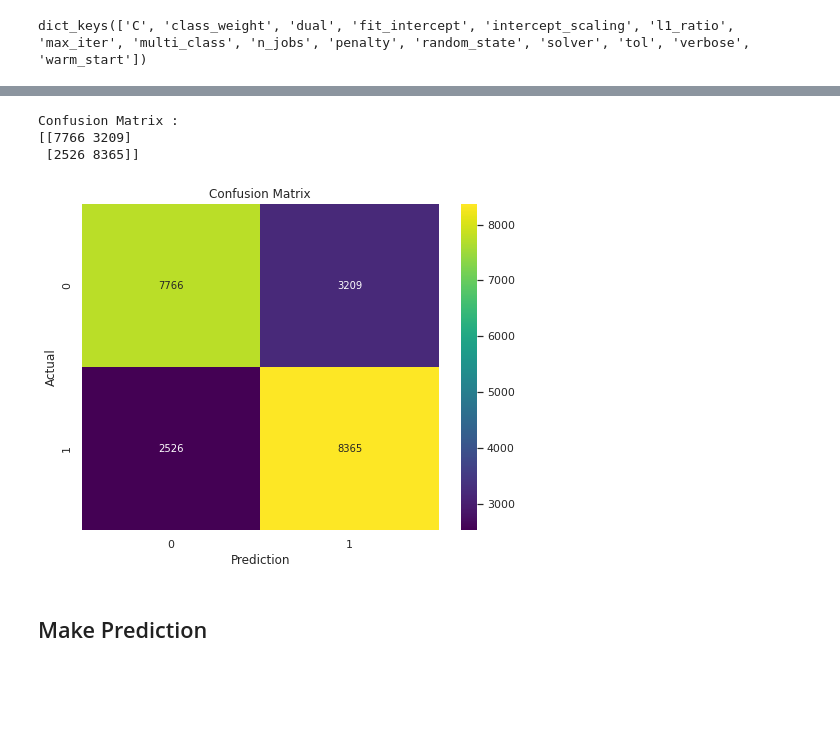
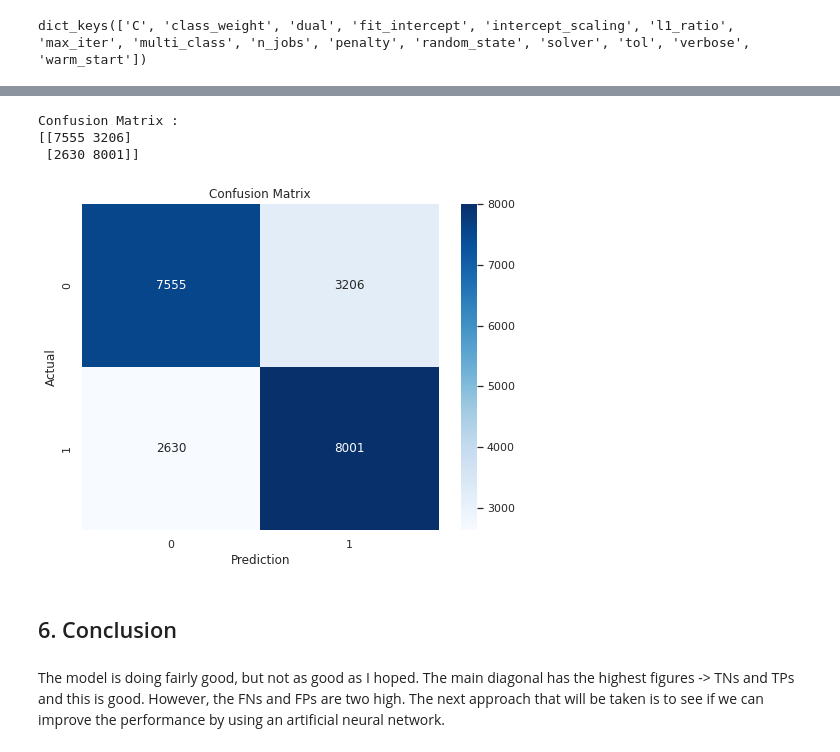
Before and after one commit to kevinvanissa/MyPredictDiabetes, a Jupyter notebook: MainDiseasePrediction.ipynb, the cells around one changed output, grey strips where cells are left out. Saved outputs shown, nothing was run; the diff lists cells and outputs as text; code cells hidden in the pictures; blank space fills up the shorter version.

```diff
--- a/MainDiseasePrediction.ipynb
+++ b/MainDiseasePrediction.ipynb
@@ -583,0 +428,4 @@ y = np.array(result['Diabetes'])
+# %%
+#now the plan is to get the same number records for diabetes, no diabetes
+diab_df = df_revised15[df_revised15.DIABETE4 == 1.0]
+no_diab_df = df_revised15[df_revised15.DIABETE4 == 0.0].sample(35653)
@@ -583,0 +437,3 @@ y = np.array(result['Diabetes'])
+# %%
+#Concatenating dataframes
+final_df = pd.concat([diab_df, no_diab_df])
@@ -583,0 +506,6 @@ y = np.array(result['Diabetes'])
+# %%
+#Make the columns more readable
+#[DIABETE4: _AGE_G:RACE:_SEX:EDUCA:INCOME2:MARITAL:GENHLTH:PHYSHLTH:HLTHPLN1:_SMOKER3:_RFBING5:_TOTINDA:MEDCOST:_RFBMI5:_MICHD]
+columns_rename = ['Diabetes','Age','Race','Birth_Sex','Education','Income','Marital','General_Health','Physical_Health','Health_Coverage','Smoker','Drinker','Physical_Activity','Medical_Cost','Overweight','Heart_Disease']
+final_df = final_df.set_axis(columns_rename, axis='columns')
+print(final_df.columns)
@@ -584,3 +587,7 @@ y = np.array(result['Diabetes'])
+# %%
+#Separate dataset into labels and features. Label is the diabetes column
+X = np.array(final_df.drop(['Diabetes'], axis=1))
+y = np.array(final_df['Diabetes'])
 # %%
 #split dataset into training and testing for models
 #can add random_state=<some value>. This would ensure we get the same sets each time
@@ -725,28 +693,29 @@ The accuracy of the model on the test set is:  0.737721
 #Predictions on the  test set
 Y_predict_test = lr.predict(X_test)
 # %%
-#Let's look on the confusion matrix
+#Look on the confusion matrix
 from sklearn.metrics import confusion_matrix
 
 results_predict = confusion_matrix(y_test, Y_predict_test)
 
 print('Confusion Matrix :')
 print(results_predict)
 
 #heatmap matrix
 plt.figure(figsize = (8,6))
-sns.heatmap(results_predict, annot = True, fmt = ".0f", cmap = 'viridis')
+sns.heatmap(results_predict, annot = True, fmt = ".0f", cmap = 'Blues')
 plt.title("Confusion Matrix")
 plt.xlabel("Prediction")
 plt.ylabel("Actual")
 plt.show()
 
-#predicted NO and NO in top left (TN)
+
+#predicted NO and actual NO in top left (TN)
 #Predicted No and actually YES in bottom left (FN)
 #Predicted YES and actually NO top right (FP)
 #Pedicted YES and actually YES bottom right (TP)
 # %% [output]
 Confusion Matrix :
-[[7766 3209]
- [2526 8365]]
+[[7555 3206]
+ [2630 8001]]
-[figure, old version]
+[figure, new version]
@@ -757 +722,5 @@ Confusion Matrix :
+# %% [markdown]
+## 6. Conclusion
+# %% [markdown]
+The model is doing fairly good, but not as good as I hoped. The main diagonal has the highest figures -> TNs and TPs and this is good. However, the FNs and FPs are two high. The next approach that will be taken is to see if we can improve the performance by using an artificial neural network.
 # %%
@@ -759,4 +728,2 @@ Confusion Matrix :
 import pickle
 pickle.dump(lr, open('my_lr_model.sav','wb'))
-# %% [markdown]
-## Make Prediction
```
Also changed, not shown: parts of 137 cells of this notebook, 4 other files.
